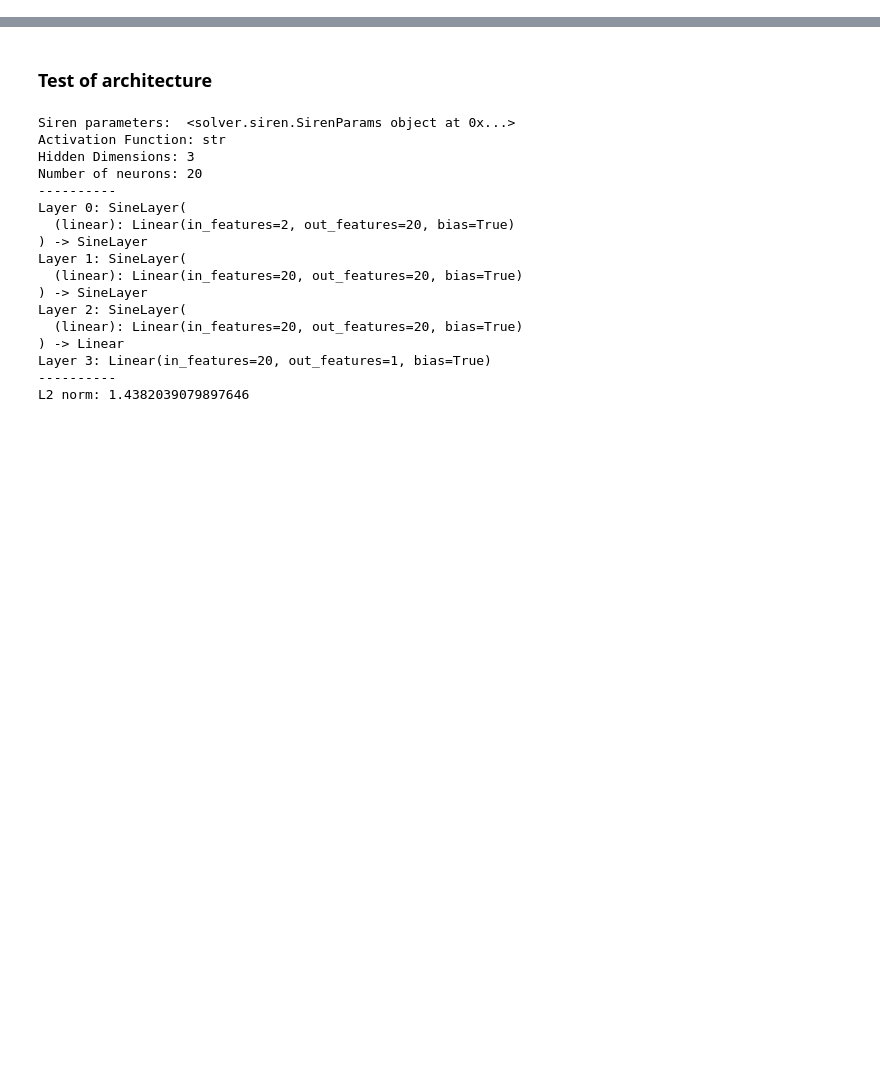
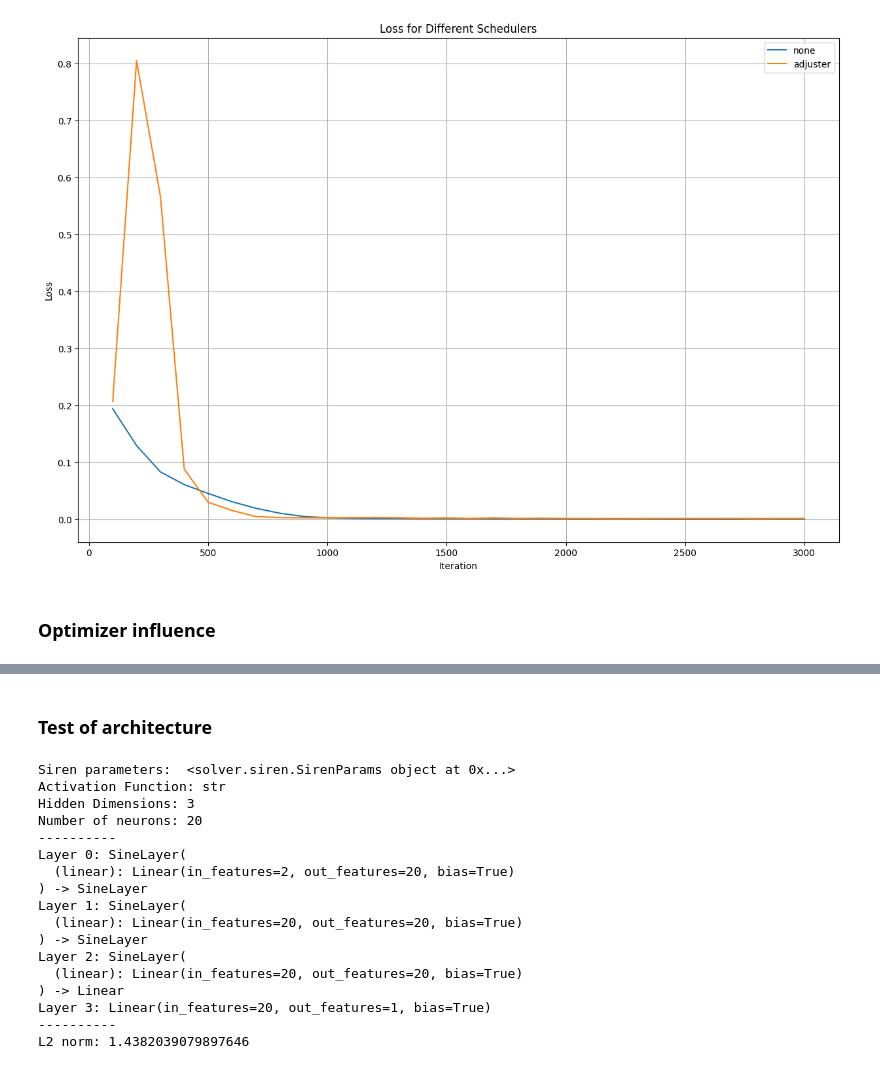
Before and after one commit to DikovAlexandr/PINN, a Jupyter notebook: TestPINN.ipynb, the cells around one changed output, grey strips where cells are left out. Drawn from its saved outputs; the diff is of its cells as text; code cells hidden in the pictures; blank space fills up the shorter version.

```diff
--- a/TestPINN.ipynb
+++ b/TestPINN.ipynb
@@ -109,0 +172,31 @@ problem = conditions.Problem(initial_conditions, boundary_conditions,
+# %%
+def plot_scheduler_loss(output_path):
+    files = os.listdir(output_path)
+    scheduler_files = [file for file in files if file.endswith('.csv')]
+    schedulers_data = {}
+
+    for file_name in scheduler_files:
+        scheduler_name = file_name.split('_')[-1].split('.')[0]
+        file_path = os.path.join(output_path, file_name)
+        with open(file_path, 'r') as file:
+            data = [tuple(map(float, line.strip().split(', '))) for line in file]
+            schedulers_data[scheduler_name] = data
+
+    plt.figure(figsize=(15, 10))
+    for scheduler_name, data in schedulers_data.items():
+        iterations, losses = zip(*data)
+        plt.plot(iterations, losses, label=scheduler_name)
+
+    plt.xlabel('Iteration')
+    plt.ylabel('Loss')
+    plt.title('Loss for Different Schedulers')
+    plt.legend()
+    plt.grid(True)
+    plt.savefig(os.path.join(output_path, 'scheduler_loss.png'))
+    plt.show()
+# %%
+plot_scheduler_loss('out')
+# %% [output]
+[figure, added]
+# %% [markdown]
+### Optimizer influence
```
Also changed, not shown: parts of 19 cells of this notebook, 3 other files.
